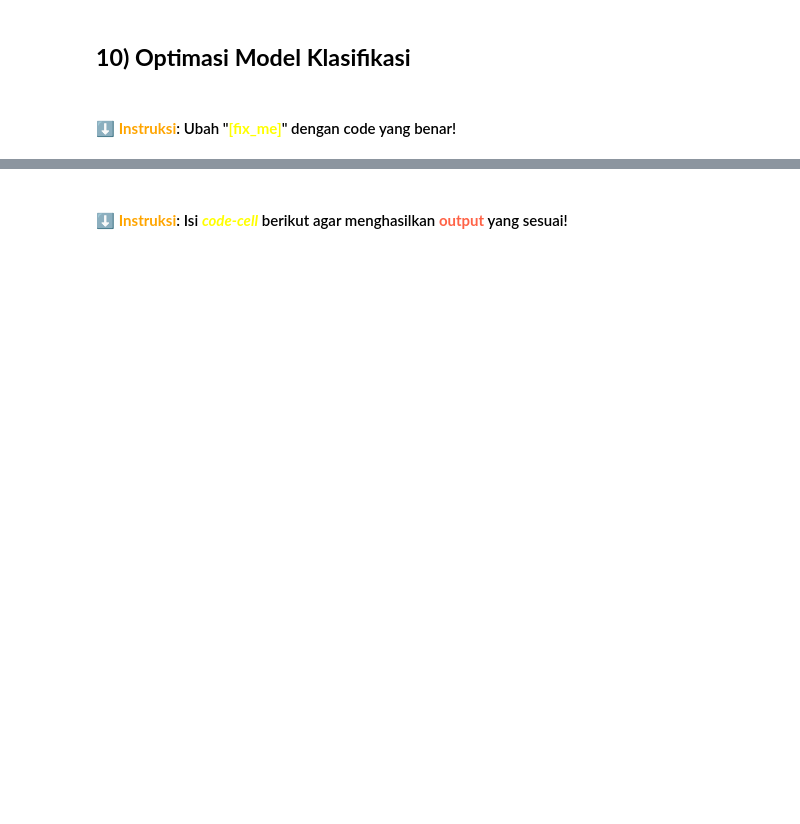
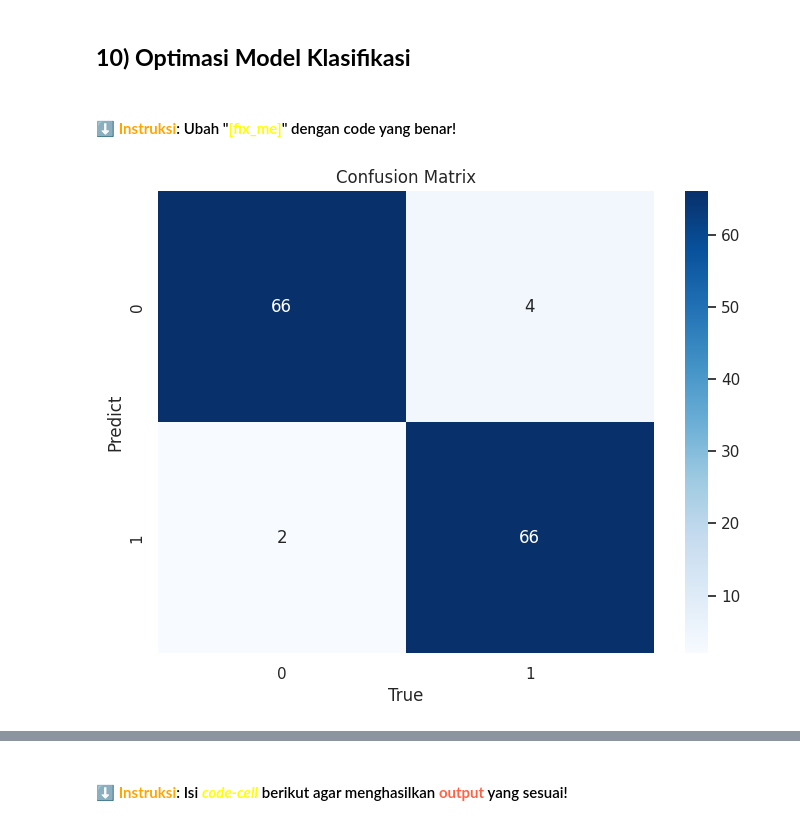
Before and after one commit to bgswr/bgswr, a Jupyter notebook: Copy_of_Workshop_DS_2024.ipynb, the cells around one changed output, grey strips where cells are left out. Cells and saved outputs as stored; diff of their text form; code cells hidden in the pictures; blank space fills up the shorter version.

```diff
--- a/Copy_of_Workshop_DS_2024.ipynb
+++ b/Copy_of_Workshop_DS_2024.ipynb
@@ -678,4 +678,4 @@ y = dataClean['Class']
 <h4>⬇ <b style="color:orange;">Instruksi</b>: Ubah "<b style="color:yellow;">[fix_me]</b>" dengan code yang benar!</h4>
 # %%
 # perbandingan data training dan data testing adalah 70 : 30
-[fix_me] = train_test_split(X_norm, y, test_size=0.3, random_state=42)
+X_train, X_test, y_train, y_test = train_test_split(X_norm, y, test_size=0.3, random_state=42)
@@ -694,4 +692,4 @@ import matplotlib.pyplot as plt
 <h4>⬇ <b style="color:orange;">Instruksi</b>: Ubah "<b style="color:yellow;">[fix_me]</b>" dengan code yang benar!</h4>
 # %%
 clean_classifier_nb = GaussianNB()
-clean_classifier_nb.fit([fix_me])
+clean_classifier_nb.fit(X_train, y_train)
@@ -718,11 +728,11 @@ def evaluation(Y_test, Y_pred):
 # %% [markdown]
 <h4>⬇ <b style="color:orange;">Instruksi</b>: Ubah "<b style="color:yellow;">[fix_me]</b>" dengan code yang benar!</h4>
 # %%
-y_pred_nb = clean_classifier_nb.predict([fix_me])
+y_pred_nb = clean_classifier_nb.predict(X_test)
 
 # Evaluate the Gaussian NB model
-print("\nGaussian NB Model:")
-accuracy_nb = round(accuracy_score([fix_me], y_pred_nb), 3)
+print("\nGaussian NB Model :")
+accuracy_nb = round(accuracy_score(y_test, y_pred_nb), 3)
 print("Accuracy:", accuracy_nb)
 print("Classification Report:")
-print(classification_report([fix_me], y_pred_nb))
+print(classification_report(y_test, y_pred_nb))
@@ -759,14 +854,16 @@ evaluation([fix_me])
 <h4>⬇ <b style="color:orange;">Instruksi</b>: Ubah "<b style="color:yellow;">[fix_me]</b>" dengan code yang benar!</h4>
 # %%
 # nilai confusion matrix untuk model dengan akurasi tertinggi
-cm = confusion_matrix([fix_me])
+cm = confusion_matrix(y_test, y_pred_nb)
 
 plt.figure(figsize=(8, 6))
 sns.heatmap(cm, annot=True, fmt="d", cmap="Blues")
 plt.title('Confusion Matrix')
 plt.xlabel('True')
 plt.ylabel('Predict')
 plt.show()
+# %% [output]
+[figure, added]
 # %% [markdown]
 <h4>⬆ <b>Expected <span style="color:tomato;">Output</span></b>:</h4>
 
```
Also changed, not shown: parts of 23 cells of this notebook.
